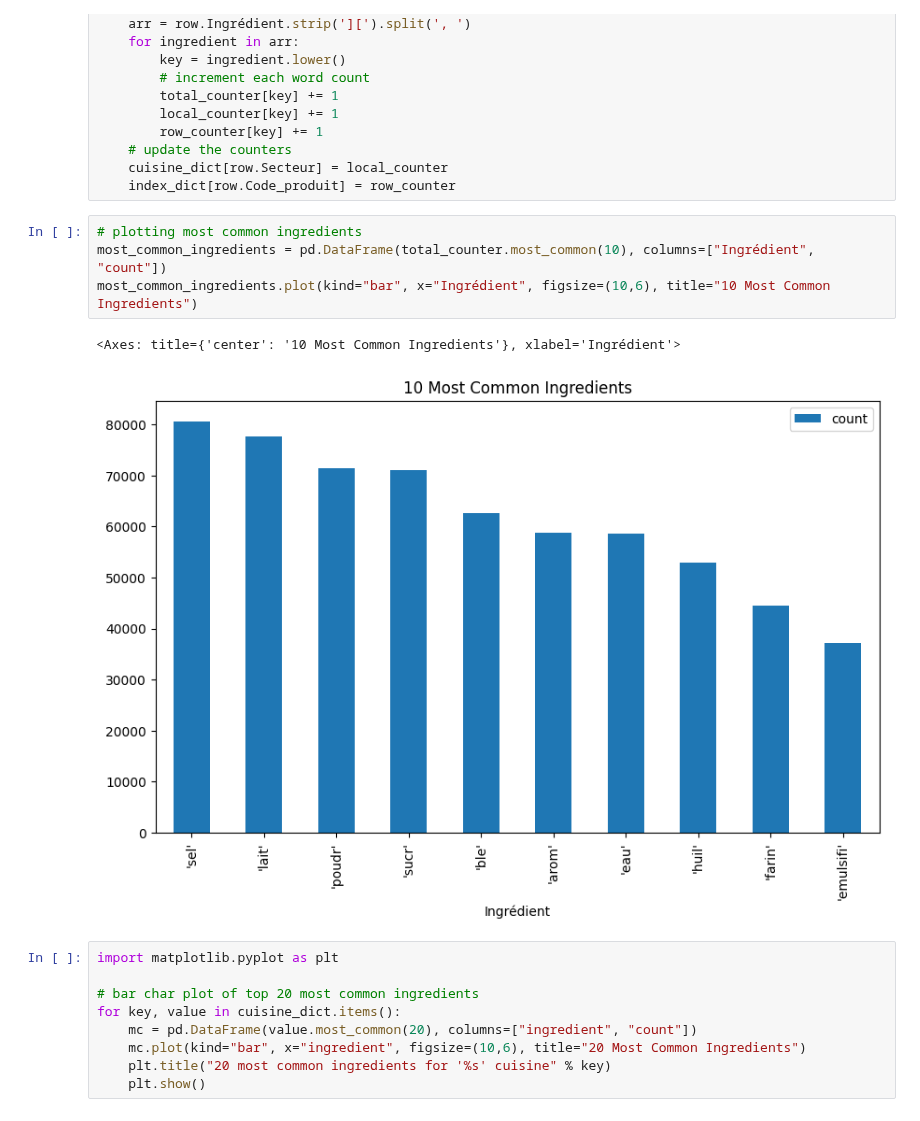
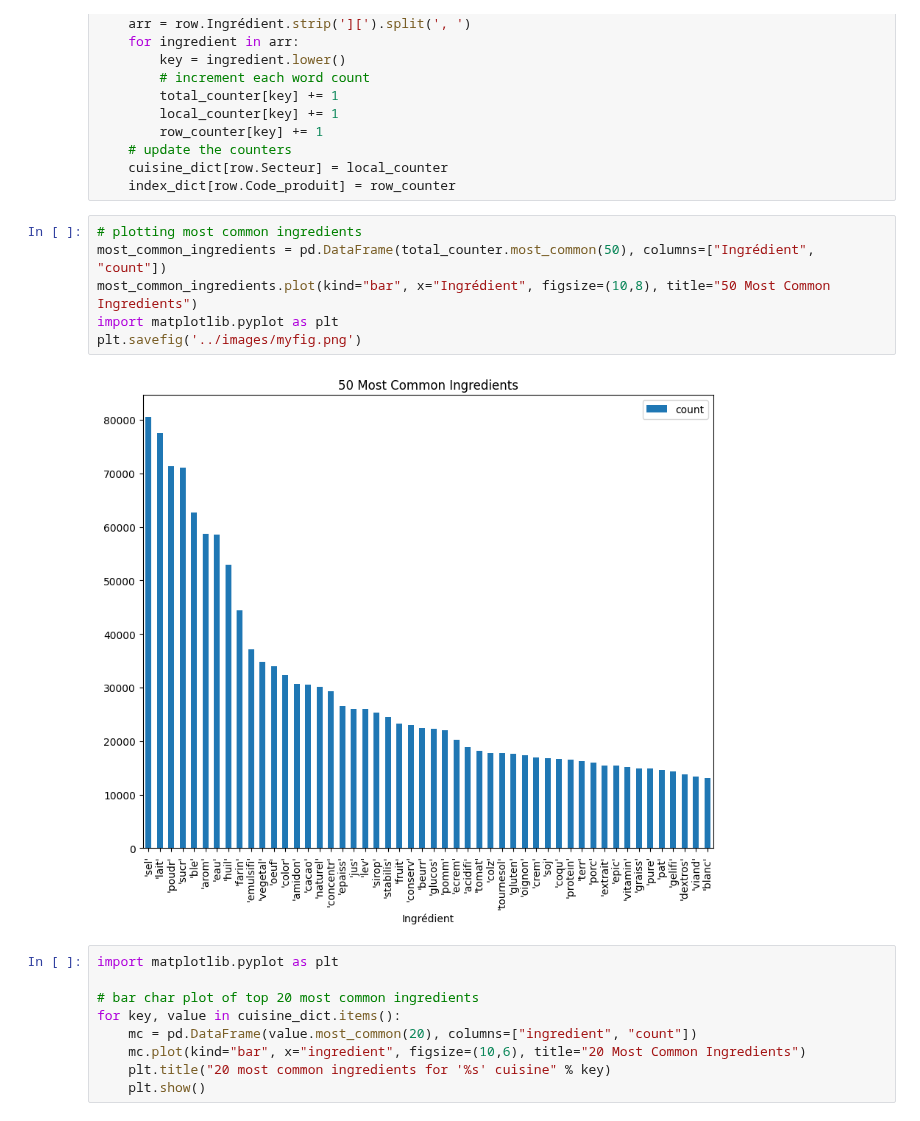
Before and after one commit to Thomasaujoux/food-classification, a Jupyter notebook: Exploratory_Data_Analysis/EDA.ipynb, the cells around one changed output. Cells and saved outputs as stored; diff of their text form.

```diff
--- a/Exploratory_Data_Analysis/EDA.ipynb
+++ b/Exploratory_Data_Analysis/EDA.ipynb
@@ -134,11 +143,12 @@ for index, row in df.iterrows():
     index_dict[row.Code_produit] = row_counter
 # %%
 # plotting most common ingredients
-most_common_ingredients = pd.DataFrame(total_counter.most_common(10), columns=["Ingrédient", "count"])
-most_common_ingredients.plot(kind="bar", x="Ingrédient", figsize=(10,6), title="10 Most Common Ingredients")
+most_common_ingredients = pd.DataFrame(total_counter.most_common(50), columns=["Ingrédient", "count"])
+most_common_ingredients.plot(kind="bar", x="Ingrédient", figsize=(10,8), title="50 Most Common Ingredients")
+import matplotlib.pyplot as plt
+plt.savefig('../images/myfig.png')
 # %% [output]
-<Axes: title={'center': '10 Most Common Ingredients'}, xlabel='Ingrédient'>
-[figure, old version]
+[figure, new version]
 # %%
 import matplotlib.pyplot as plt
 
```
Also changed, not shown: parts of 5 cells of this notebook, 26 other files.
